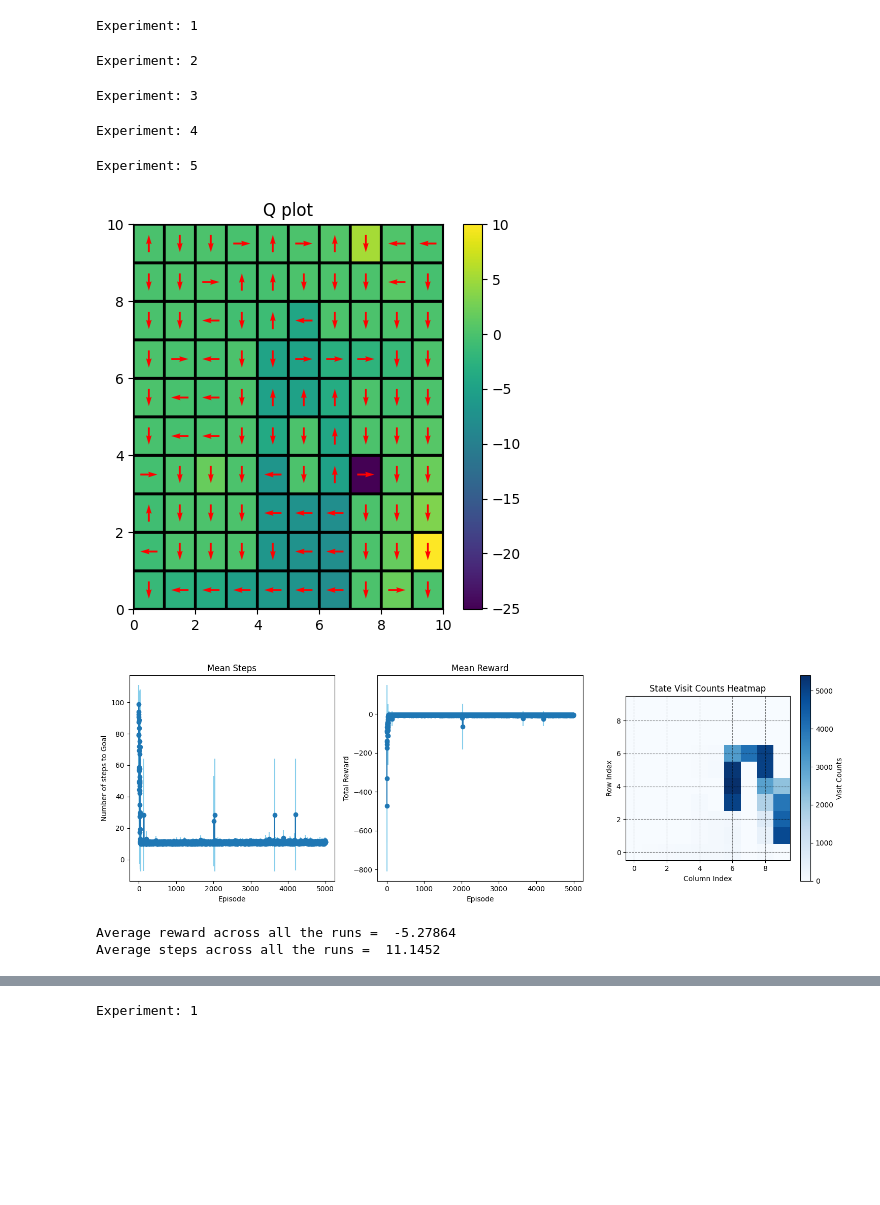
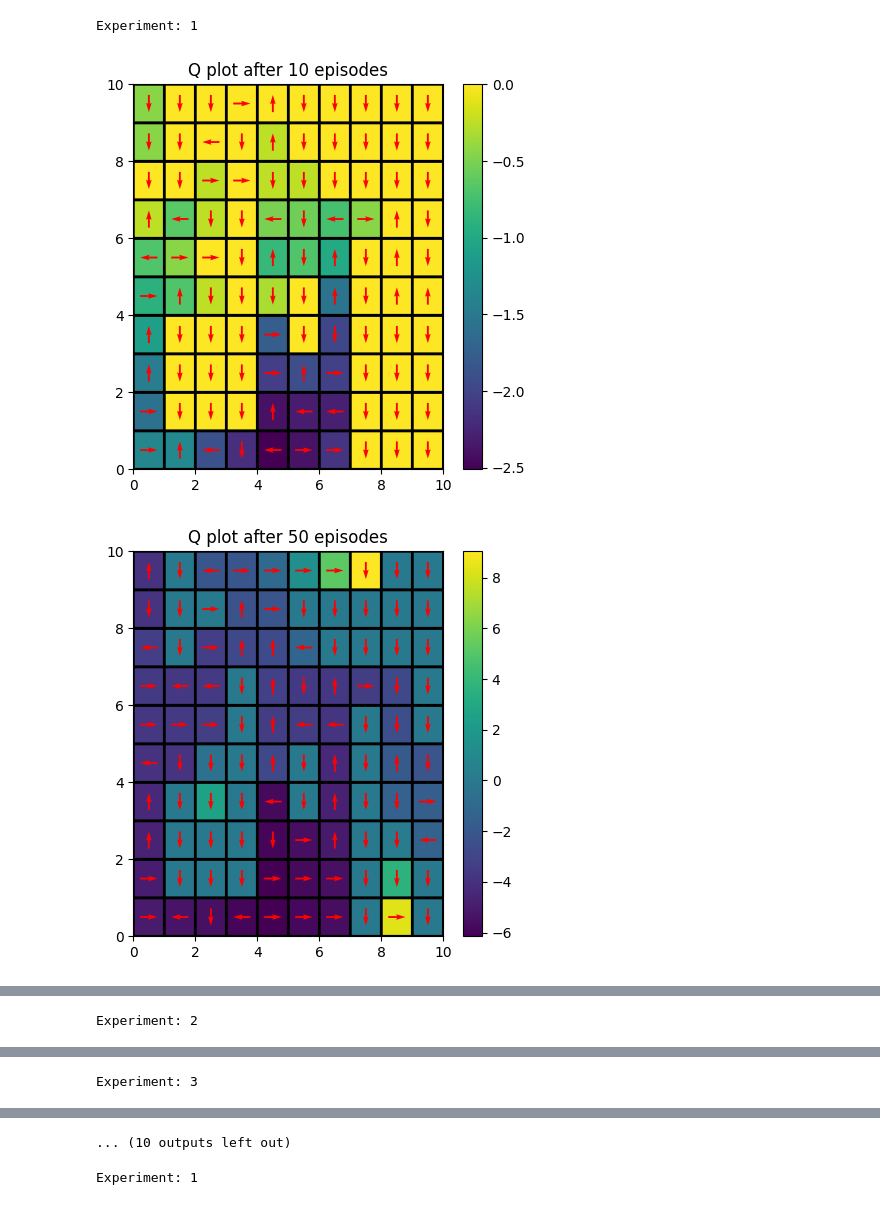
Before and after one commit to TripanDham/RL, a Jupyter notebook: rl_plotting_all.ipynb, the cells around one changed output, grey strips where cells are left out. Cells and saved outputs as stored; diff of their text form; code cells hidden in the pictures; blank space fills up the shorter version.

Commit message:
added q-plots, trained e3

```diff
--- a/rl_plotting_all.ipynb
+++ b/rl_plotting_all.ipynb
@@ -183,7 +183,7 @@ class GridWorld:
 
         ax.pcolor(grid, cmap=cmap, edgecolors='k', linewidths=2)
 
-    def plot_Q(self, Q, message="Q plot"):
+    def plot_Q(self, Q, message="Q plot", episodes=5000):
         plt.figure(figsize=(5, 5))
         plt.title(message)
         plt.pcolor(Q.max(-1), edgecolors='k', linewidths=2)
@@ -477,7 +484,7 @@ def qlearning_s(env, Q, gamma = 1, plot_heat = False, choose_action = choose_act
 # %%
 # sarsa with epsilon greedy
 
-def sarsa_e(env, Q, gamma = 0.9, plot_heat = False, choose_action = choose_action_epsilon,epsilon0=0.1,alpha0=0.3,tau=0.2):
+def sarsa_e(env, Q, gamma = 0.9, plot_heat = False, choose_action = choose_action_epsilon,epsilon0=0.1,alpha0=0.3,tau=0.2,qplots = [100,500]):
 
     episode_rewards = np.zeros(episodes)
     steps_to_completion = np.zeros(episodes)
@@ -521,6 +528,8 @@ def sarsa_e(env, Q, gamma = 0.9, plot_heat = False, choose_action = choose_actio
             env.plot_Q(Q, message = "Episode %d: Reward: %f, Steps: %.2f, Qmax: %.2f, Qmin: %.2f"%(ep+1, np.mean(episode_rewards[ep-print_freq+1:ep]),
                                                                            np.mean(steps_to_completion[ep-print_freq+1:ep]),
                                                                            Q.max(), Q.min()))
+        if ep in qplots:
+            env.plot_Q(Q, f"Q plot after {int(ep)+1} episodes")
 
     return Q, episode_rewards, steps_to_completion,state_visit_counts
 
@@ -529,7 +538,7 @@ def sarsa_e(env, Q, gamma = 0.9, plot_heat = False, choose_action = choose_actio
 
 # Q-Learning with epsilon-greedy
 
-def qlearning_e(env, Q, gamma = 0.9, plot_heat = False, choose_action = choose_action_epsilon,epsilon0=0.1,alpha0=0.3,tau=0.2):
+def qlearning_e(env, Q, gamma = 0.9, plot_heat = False, choose_action = choose_action_epsilon,epsilon0=0.1,alpha0=0.3,tau=0.2,qplots=[100,500]):
 
     episode_rewards = np.zeros(episodes)
     steps_to_completion = np.zeros(episodes)
@@ -571,22 +580,25 @@ def qlearning_e(env, Q, gamma = 0.9, plot_heat = False, choose_action = choose_a
             env.plot_Q(Q, message = "Episode %d: Reward: %f, Steps: %.2f, Qmax: %.2f, Qmin: %.2f"%(ep+1, np.mean(episode_rewards[ep-print_freq+1:ep]),
                                                                            np.mean(steps_to_completion[ep-print_freq+1:ep]),
                                                                            Q.max(), Q.min()))
+        if ep in qplots:
+            env.plot_Q(Q, f"Q plot after {int(ep)+1} episodes")
 
     return Q, episode_rewards, steps_to_completion,state_visit_counts
 # %%
-def plot_all(func,env):
+def plot_all(func,env,qplots=[100,500,4999]):
     env=env
     num_expts = 5
     reward_avgs, steps_avgs = [], []
     rewards_all,steps_all=[],[]
     mean_rewd=[]
     Q_all= np.zeros((env.num_rows, env.num_cols, env.num_actions))
+    Q_intermed_all = [np.zeros((env.num_rows, env.num_cols, env.num_actions)) for _ in range(len(qplots))]
     state_visits_all= np.zeros((env.num_rows, env.num_cols))
     for i in range(num_expts):
         print("Experiment: %d"%(i+1))
         Q = np.zeros((env.num_rows, env.num_cols, env.num_actions))
         rg = np.random.RandomState(i)
-        Q, rewards, steps,state_visits = func(env, Q, gamma = gamma, plot_heat=False, choose_action= choose_action_softmax,epsilon0=epsilon0,alpha0=alpha0,tau=tau)
+        Q, rewards, steps,state_visits = func(env, Q, gamma = gamma, plot_heat=False, choose_action= choose_action_softmax,epsilon0=epsilon0,alpha0=alpha0,tau=tau,qplots=qplots)
         rewards_all.append(rewards)
         mean_rewd.append(np.mean(rewards))
         steps_all.append(steps)
@@ -594,13 +606,12 @@ def plot_all(func,env):
         state_visits_all+=state_visits
 
     Q_avg=Q_all/num_expts
+
     state_visits_avg=state_visits_all/num_expts
     reward_avgs.append(np.mean(rewards_all,axis=0))
     steps_avgs.append(np.mean(steps_all,axis=0))
     mean_steps=np.mean(steps_all)
     mean_rewards=np.mean(mean_rewd)
-
-    env.plot_Q(Q_avg)
 
     episodes_no=np.arange(episodes)
     reward_stds = np.std(rewards_all, axis=0)
@@ -819,18 +838,11 @@ file_path = "results1.txt"
 # %%
 episodes=5000
 # %%
-alpha0=0.45290824222538684
-gamma=0.9177024378472
-tau=0.31610370745751076
-epsilon0=0.4
-plot_all(sarsa_s,env6)
+alpha0=0.254
+gamma=0.948
+epsilon0=0.285
+plot_all(qlearning_e,env1,[9,49,4999])
 # %% [output]
 Experiment: 1
-Experiment: 2
-Experiment: 3
-Experiment: 4
-Experiment: 5
-[figure, old version]
+[figure, new version]
-[figure, old version]
+[figure, new version]
-Average reward across all the runs =  -5.27864
-Average steps across all the runs =  11.1452
@@ -836,0 +850 @@ Average steps across all the runs =  11.1452
+Experiment: 2
@@ -836,0 +854 @@ Average steps across all the runs =  11.1452
+Experiment: 3
@@ -837,3 +858,4 @@ Average steps across all the runs =  11.1452
+... (10 outputs left out)
 # %%
 alpha0=0.8742300458853973
 gamma=0.9456509759718259
```
Also changed, not shown: parts of 3 cells of this notebook.
